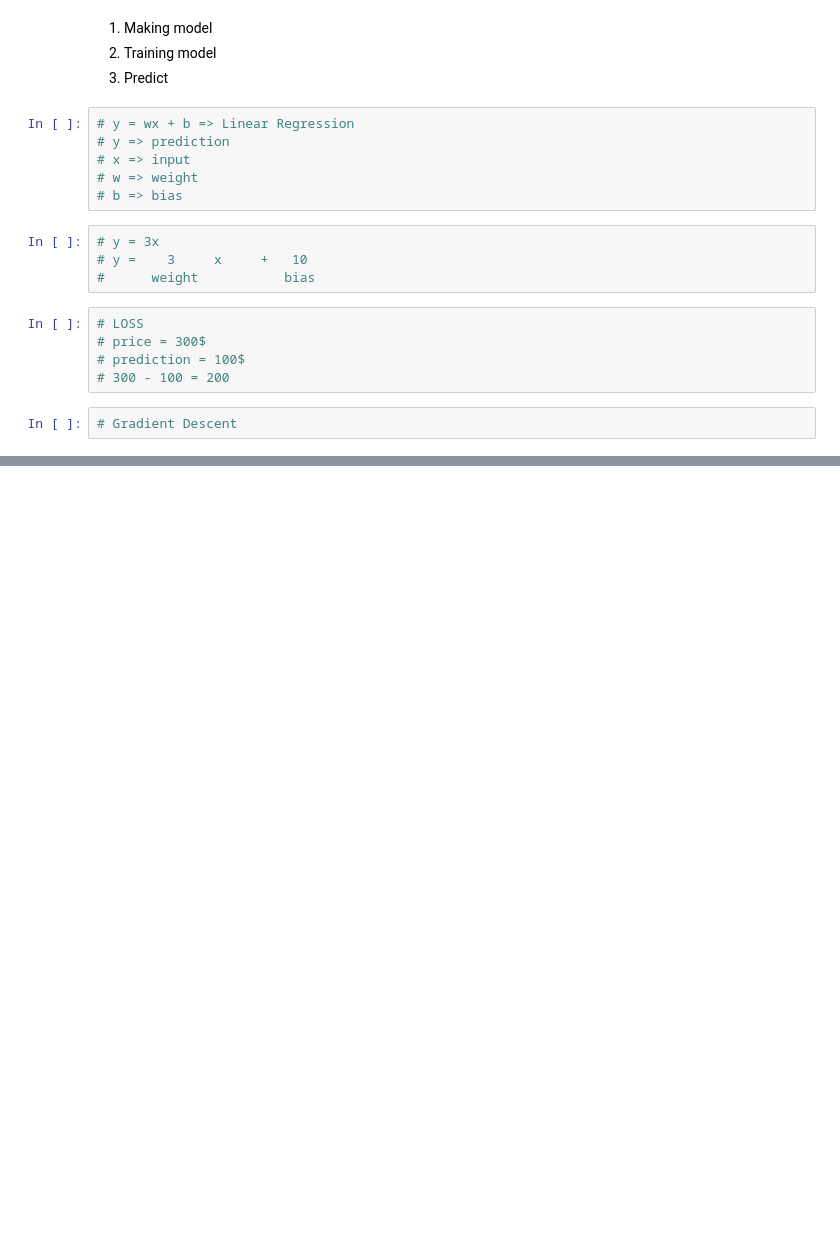
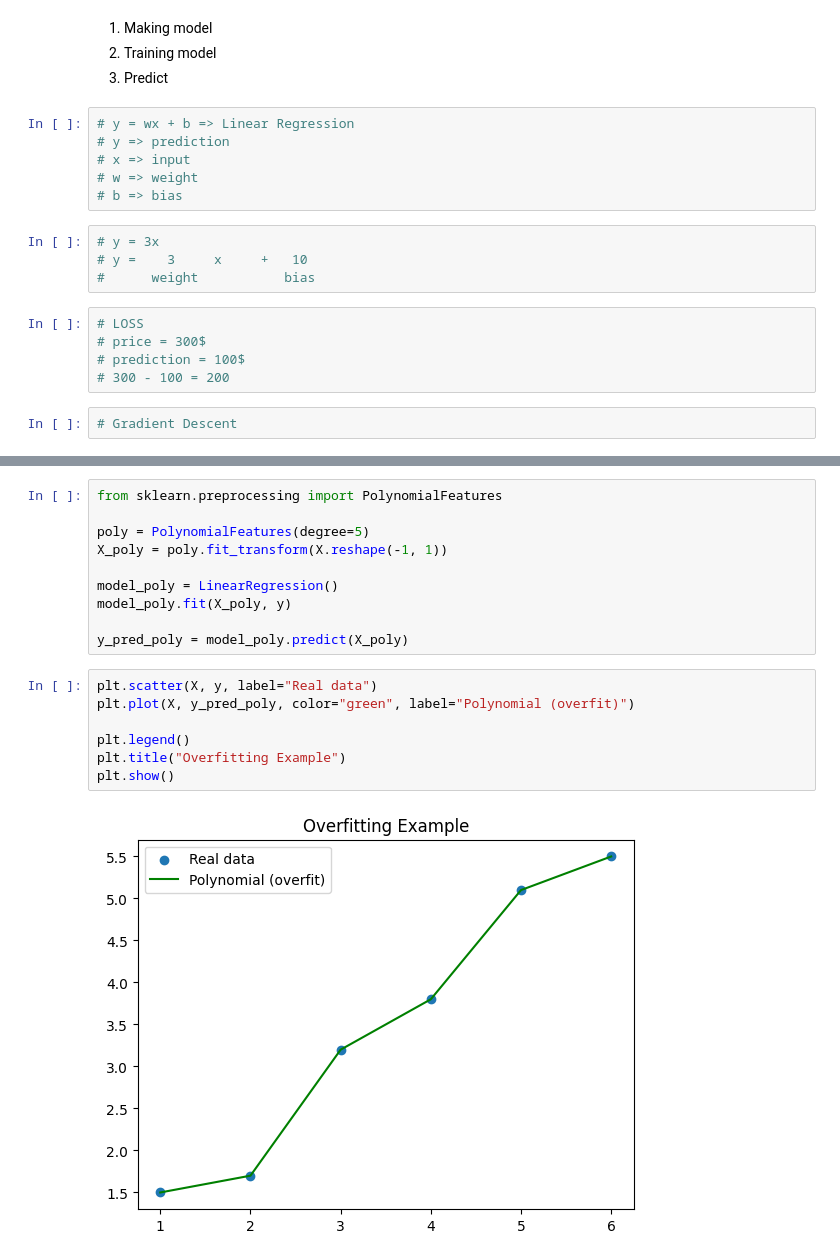
Before and after one commit to ismoil27/machine_learning, a Jupyter notebook: machine_learning.ipynb, the cells around one changed output, grey strips where cells are left out. Cells and saved outputs as stored; diff of their text form; blank space fills up the shorter version.

```diff
--- a/machine_learning.ipynb
+++ b/machine_learning.ipynb
@@ -76,0 +114,19 @@ Predicted price: 330.60344827586204
+# %%
+from sklearn.preprocessing import PolynomialFeatures
+
+poly = PolynomialFeatures(degree=5)
+X_poly = poly.fit_transform(X.reshape(-1, 1))
+
+model_poly = LinearRegression()
+model_poly.fit(X_poly, y)
+
+y_pred_poly = model_poly.predict(X_poly)
+# %%
+plt.scatter(X, y, label="Real data")
+plt.plot(X, y_pred_poly, color="green", label="Polynomial (overfit)")
+
+plt.legend()
+plt.title("Overfitting Example")
+plt.show()
+# %% [output]
+[figure, added]
```
Also changed, not shown: parts of 10 cells of this notebook.
